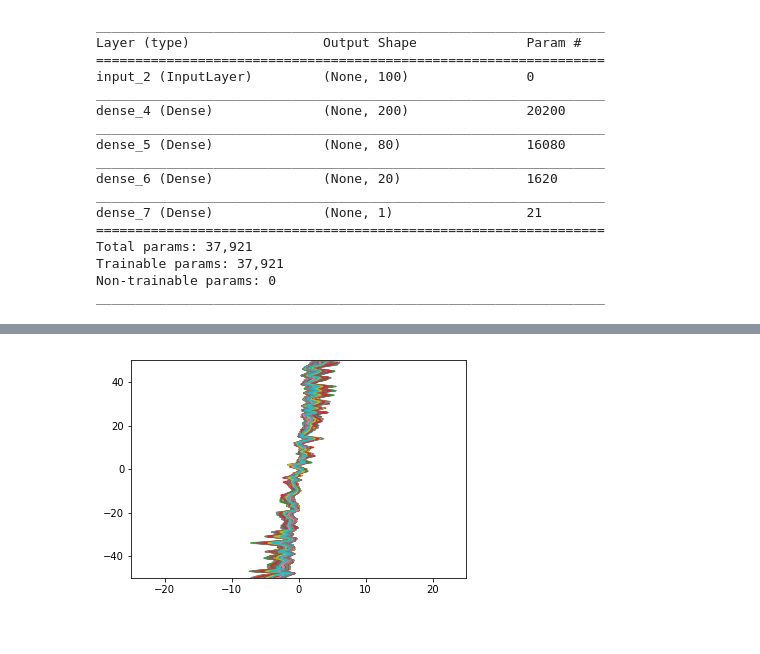
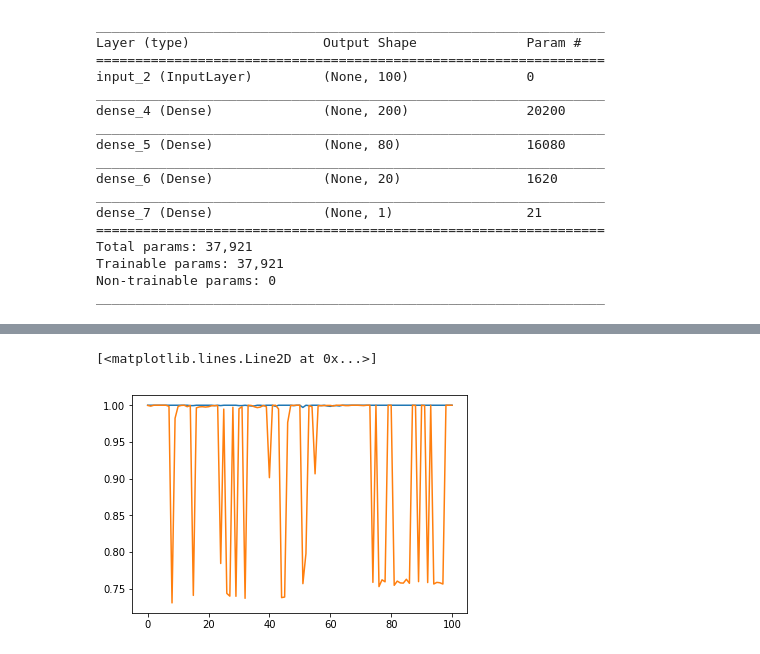
Before and after one commit to nvshrao/GAN-for-Family-of-Lines, a Jupyter notebook: GANs_Experiment.ipynb, the cells around one changed output, grey strips where cells are left out. Cells and saved outputs as stored; diff of their text form; code cells hidden in the pictures.

```diff
--- a/GANs_Experiment.ipynb
+++ b/GANs_Experiment.ipynb
@@ -313,7 +335,9 @@ Train Generator
+# %%
+plt.plot(gen_acc)
+plt.plot(disc_acc)
+# %% [output]
+[<matplotlib.lines.Line2D at 0x...>]
+[figure, added]
 # %%
 input_noise=np.random.randn(1000,INP_NOISE_SHAPE)
 fake=gen.predict(input_noise)
-# %%
-plot_lines(fake)
-# %% [output]
-[figure, removed]
```
Also changed, not shown: parts of 29 cells of this notebook.
